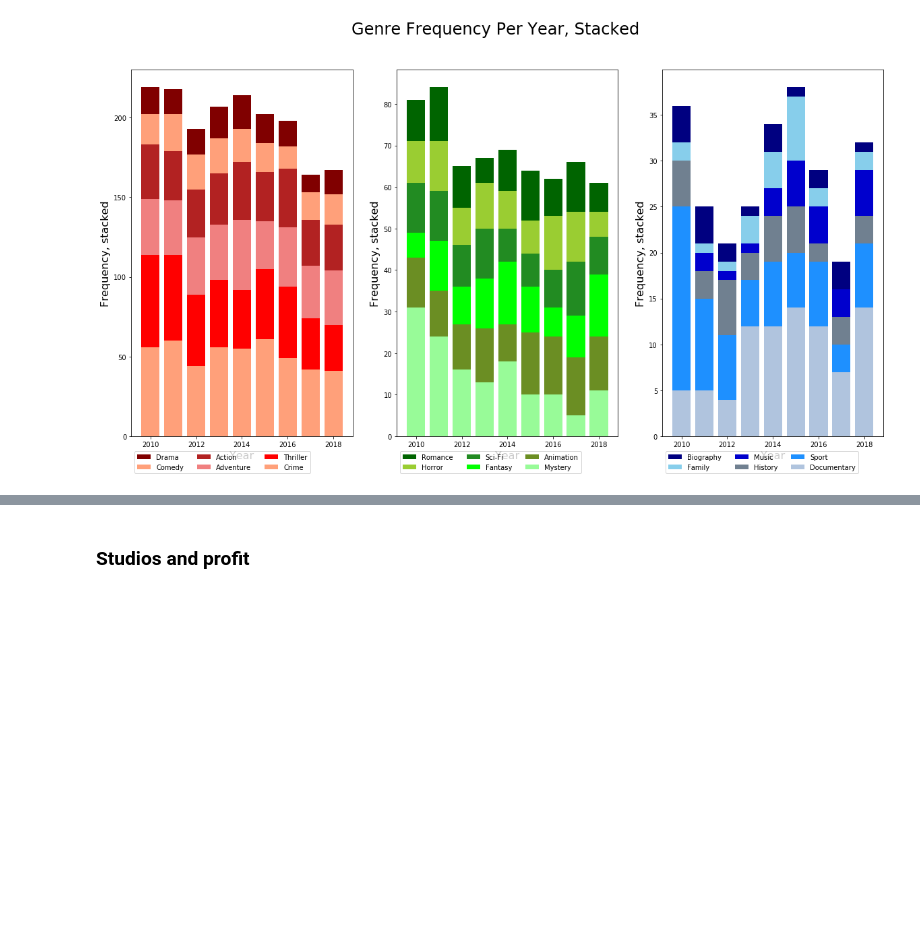
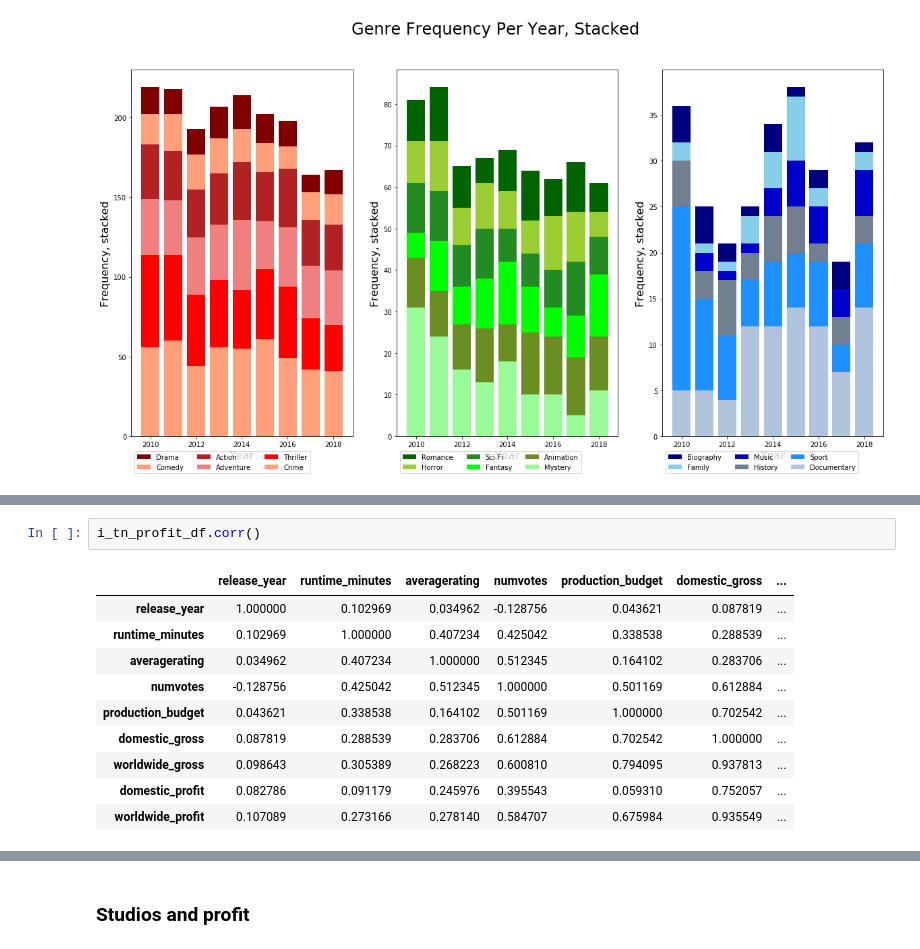
Before and after one commit to yunghanjeong/091420NYCDS_P1_G2_Project, a Jupyter notebook: prelim_eda_yung.ipynb, the cells around one changed output, grey strips where cells are left out. Saved outputs shown, nothing was run; the diff lists cells and outputs as text; blank space fills up the shorter version.

```diff
--- a/prelim_eda_yung.ipynb
+++ b/prelim_eda_yung.ipynb
@@ -383,0 +559,13 @@ From stacked bar chart above there are few trends that are readily visible (chan
+# %%
+i_tn_profit_df.corr()
+# %% [output]
+|  | release_year | runtime_minutes | averagerating | numvotes | production_budget | domestic_gross | ... |
+| release_year | 1.000000 | 0.102969 | 0.034962 | -0.128756 | 0.043621 | 0.087819 | ... |
+| runtime_minutes | 0.102969 | 1.000000 | 0.407234 | 0.425042 | 0.338538 | 0.288539 | ... |
+| averagerating | 0.034962 | 0.407234 | 1.000000 | 0.512345 | 0.164102 | 0.283706 | ... |
+| numvotes | -0.128756 | 0.425042 | 0.512345 | 1.000000 | 0.501169 | 0.612884 | ... |
+| production_budget | 0.043621 | 0.338538 | 0.164102 | 0.501169 | 1.000000 | 0.702542 | ... |
+| domestic_gross | 0.087819 | 0.288539 | 0.283706 | 0.612884 | 0.702542 | 1.000000 | ... |
+| worldwide_gross | 0.098643 | 0.305389 | 0.268223 | 0.600810 | 0.794095 | 0.937813 | ... |
+| domestic_profit | 0.082786 | 0.091179 | 0.245976 | 0.395543 | 0.059310 | 0.752057 | ... |
+| worldwide_profit | 0.107089 | 0.273166 | 0.278140 | 0.584707 | 0.675984 | 0.935549 | ... |
```
Also changed, not shown: parts of 40 cells of this notebook.
